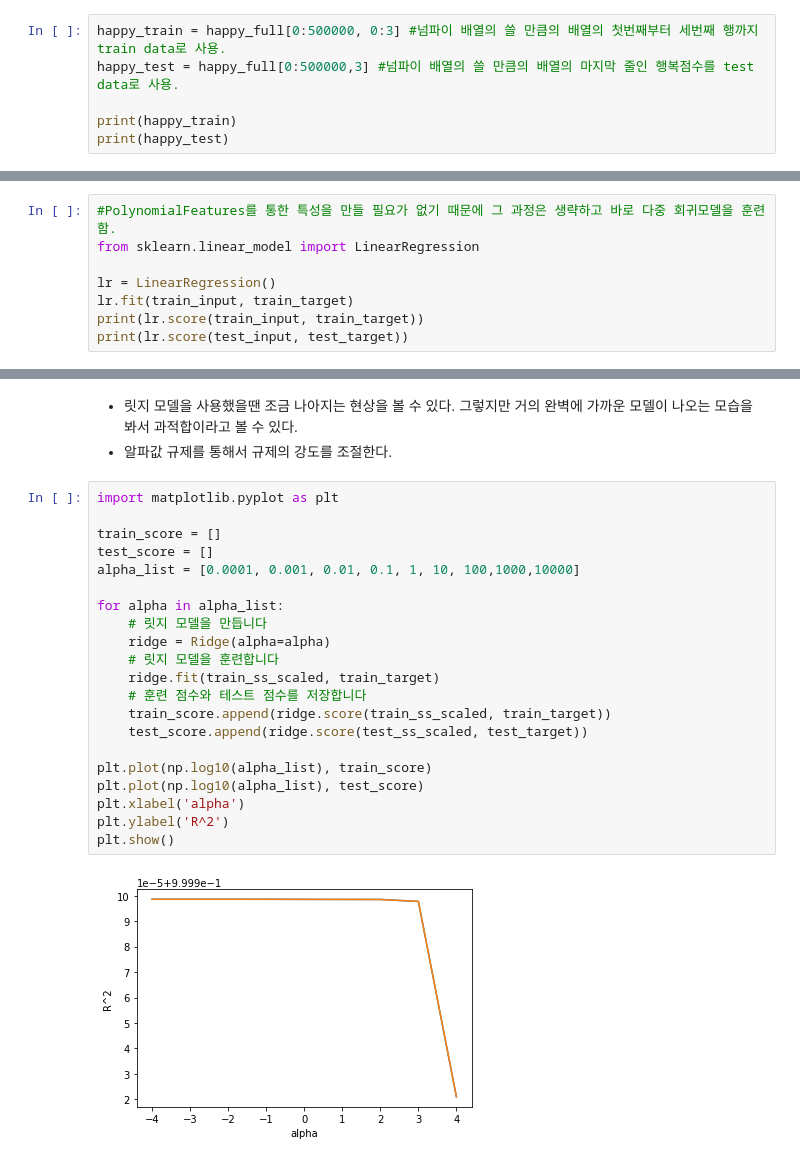
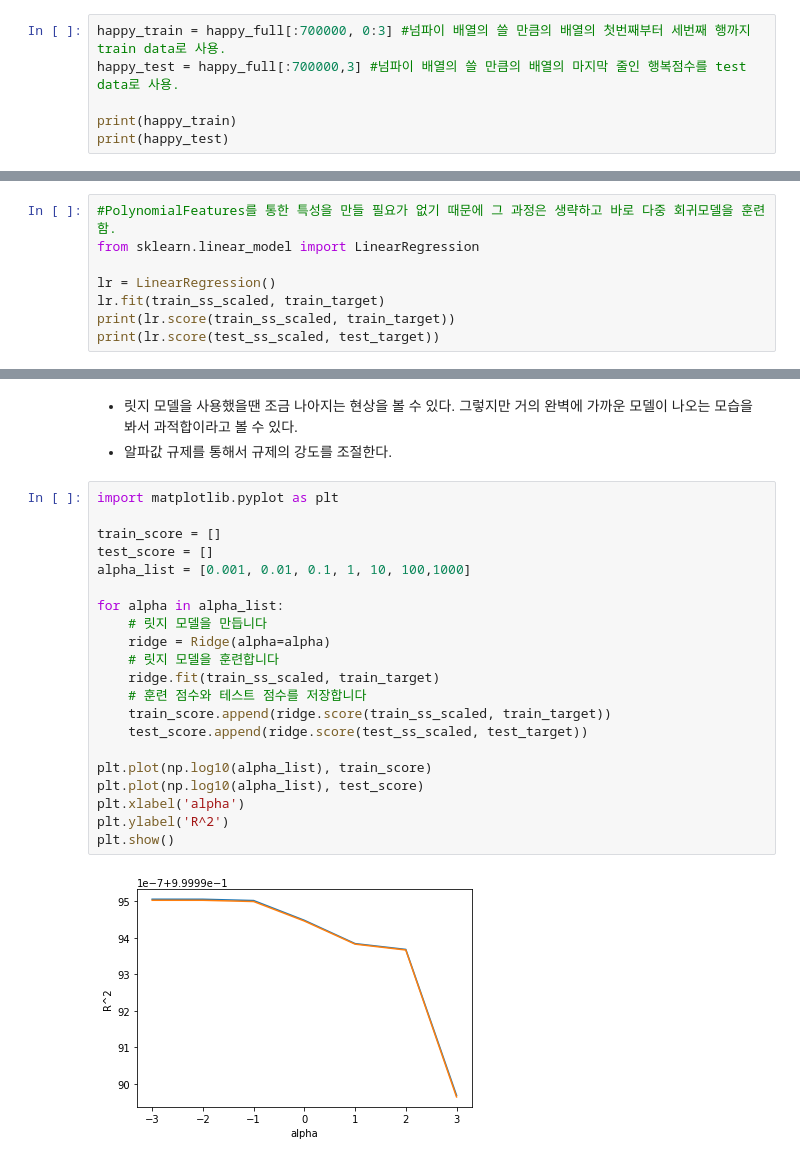
Before and after one commit to pigyechan/ML_22-2, a Jupyter notebook: ML_2019101412_이예찬_과제3.ipynb, the cells around one changed output, grey strips where cells are left out. Saved outputs shown, nothing was run; the diff lists cells and outputs as text.

```diff
--- a/ML_2019101412_이예찬_과제3.ipynb
+++ b/ML_2019101412_이예찬_과제3.ipynb
@@ -79,6 +79,6 @@ print(happy_full)
 # %%
-happy_train = happy_full[0:500000, 0:3] #넘파이 배열의 쓸 만큼의 배열의 첫번째부터 세번째 행까지 train data로 사용.
-happy_test = happy_full[0:500000,3] #넘파이 배열의 쓸 만큼의 배열의 마지막 줄인 행복점수를 test data로 사용.
+happy_train = happy_full[:700000, 0:3] #넘파이 배열의 쓸 만큼의 배열의 첫번째부터 세번째 행까지 train data로 사용.
+happy_test = happy_full[:700000,3] #넘파이 배열의 쓸 만큼의 배열의 마지막 줄인 행복점수를 test data로 사용.
 
 print(happy_train)
 print(happy_test)
@@ -162,7 +179,7 @@ test set 정규화 후 분산
 from sklearn.linear_model import LinearRegression
 
 lr = LinearRegression()
-lr.fit(train_input, train_target)
-print(lr.score(train_input, train_target))
-print(lr.score(test_input, test_target))
+lr.fit(train_ss_scaled, train_target)
+print(lr.score(train_ss_scaled, train_target))
+print(lr.score(test_ss_scaled, test_target))
 # %% [output]
@@ -198,26 +221,26 @@ print(ridge.score(test_ss_scaled, test_target))
 # %%
 import matplotlib.pyplot as plt
 
 train_score = []
 test_score = []
-alpha_list = [0.0001, 0.001, 0.01, 0.1, 1, 10, 100,1000,10000]
+alpha_list = [0.001, 0.01, 0.1, 1, 10, 100,1000]
 
 for alpha in alpha_list:
     # 릿지 모델을 만듭니다
     ridge = Ridge(alpha=alpha)
     # 릿지 모델을 훈련합니다
     ridge.fit(train_ss_scaled, train_target)
     # 훈련 점수와 테스트 점수를 저장합니다
     train_score.append(ridge.score(train_ss_scaled, train_target))
     test_score.append(ridge.score(test_ss_scaled, test_target))
 
 plt.plot(np.log10(alpha_list), train_score)
 plt.plot(np.log10(alpha_list), test_score)
 plt.xlabel('alpha')
 plt.ylabel('R^2')
 plt.show()
 # %% [output]
-[figure, old version]
+[figure, new version]
 # %%
 train_score = []
 test_score = []
```
Also changed, not shown: parts of 18 cells of this notebook.
